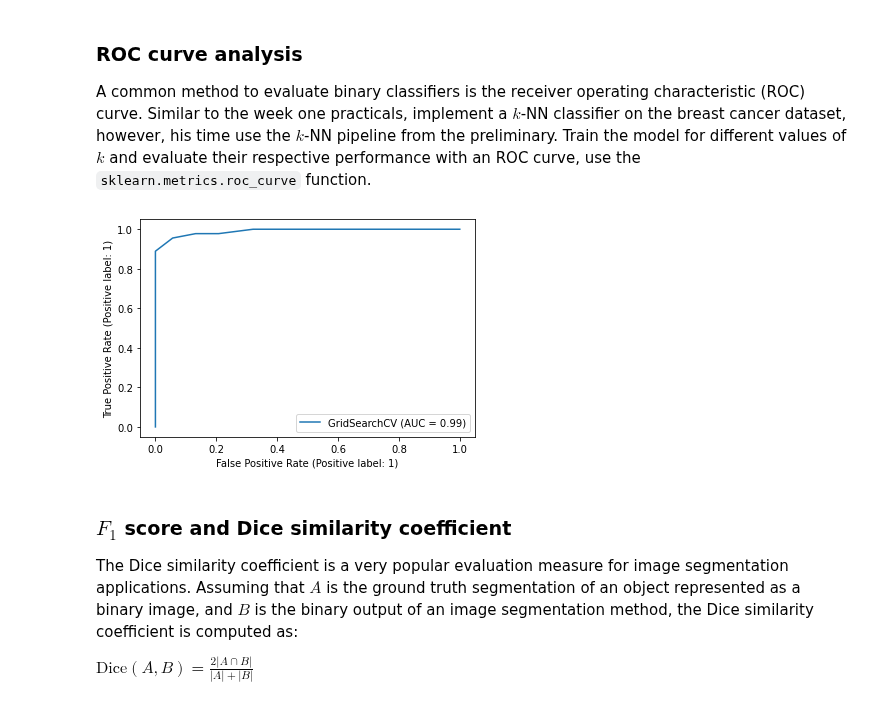
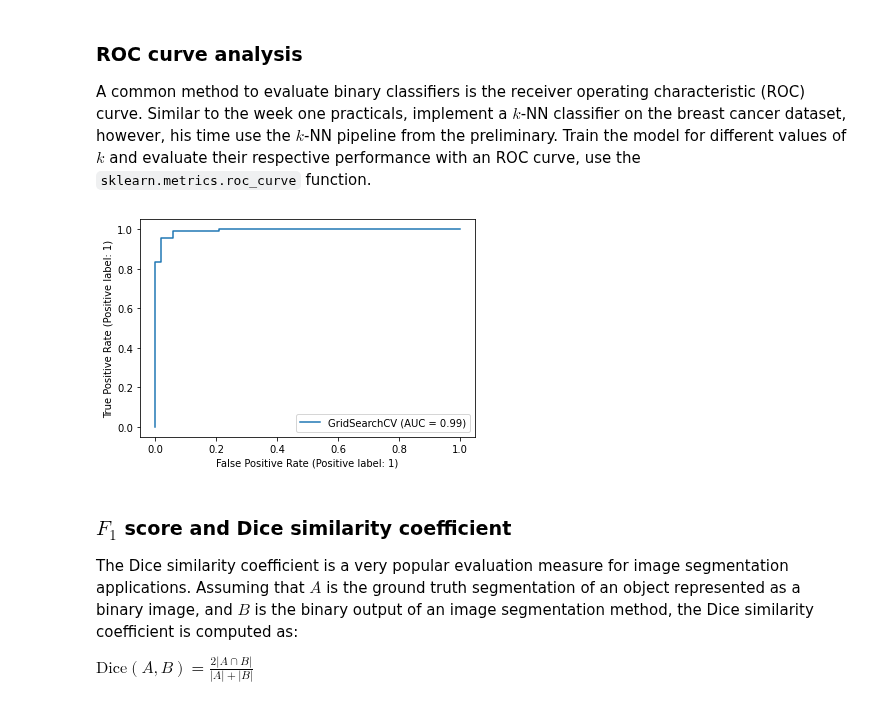
Before and after one commit to VincentV0/8dm50-machine-learning, a Jupyter notebook: practicals/week_2.ipynb, the cells around one changed output. Drawn from its saved outputs; the diff is of its cells as text; code cells hidden in the pictures.

```diff
--- a/practicals/week_2.ipynb
+++ b/practicals/week_2.ipynb
@@ -335,32 +366,35 @@ A common method to evaluate binary classifiers is the receiver operating charact
 # %%
 from sklearn.neighbors import KNeighborsClassifier
 from sklearn.metrics import roc_curve, roc_auc_score, make_scorer, plot_roc_curve
 from sklearn.model_selection import GridSearchCV
 from sklearn.pipeline import Pipeline
 from sklearn.datasets import load_breast_cancer
 import matplotlib.pyplot as plt
 
+# Load breast cancer dataset
 breast_cancer = load_breast_cancer()
 X = breast_cancer.data
 y = breast_cancer.target
 
+# Split data into training and test data
 X_train, X_test, y_train, y_test = train_test_split(X, y, stratify=y)
 
-# setup gridsearch
+# Define the hyperparameters to be researched in the Grid Search
 params = {'n_neighbors': (3,5,7,9,11,13), 'weights': ('uniform', 'distance')}
 kNN = KNeighborsClassifier()
-gridsearch = GridSearchCV(kNN, params)#, scoring=roc_auc_score)
+roc_auc_scorer = make_scorer(roc_auc_score, greater_is_better=True, needs_threshold=True)
+gridsearch = GridSearchCV(kNN, params, scoring=roc_auc_scorer)
 
-# find optimal settings
+# Run Grid Search to find optimal settings
 gridsearch.fit(X_train, y_train)
 
-# predict targets for test set
+# Predict targets for test set using the optimal settings (found in the Grid Search)
 y_pred = gridsearch.predict(X_test)
 
-# calculate tpr and fpr
+# Calculate true positive rate (TPR) and false positive rate (FPR) to plot ROC-curve.
 plot_roc_curve(gridsearch, X_test, y_test);
 # %% [output]
-[figure, old version]
+[figure, new version]
 # %% [markdown]
 ### $F_1$ score and Dice similarity coefficient
 
```
Also changed, not shown: parts of 9 cells of this notebook.
